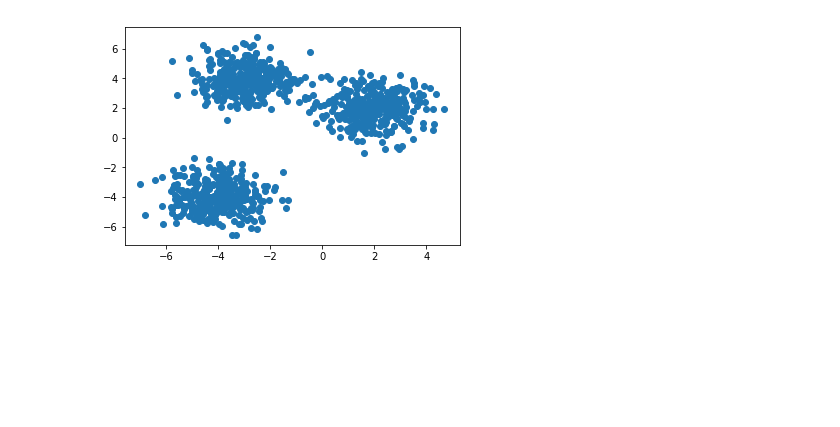
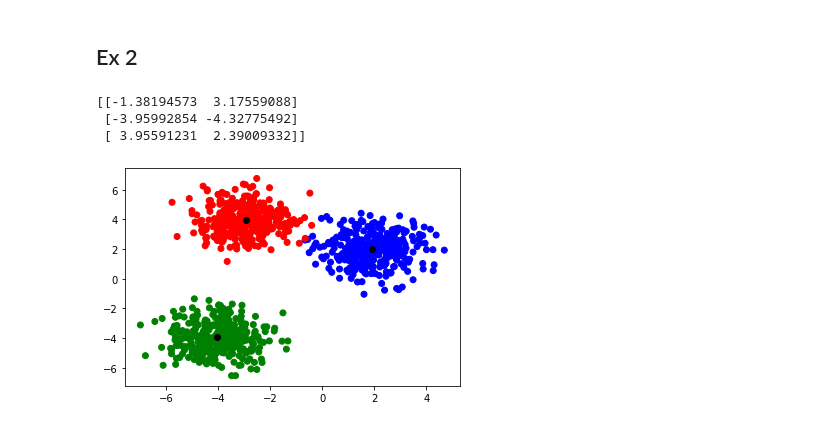
Before and after one commit to KevinButikofer/ML_homework, a Jupyter notebook: 08/ex1.ipynb, the cells around one changed output. Cells and saved outputs as stored; diff of their text form; code cells hidden in the pictures; blank space fills up the shorter version.

```diff
--- a/08/ex1.ipynb
+++ b/08/ex1.ipynb
@@ -21,5 +35,51 @@ print(X1)
+# %%
+def get_closest(X, centroid):
+    closestCen = np.zeros(len(X))
+    for i in range(len(X)):
+        closestCen[i] = np.argmin(np.sqrt((X[i,0] - centroid[:,0])**2 + (X[i,1] - centroid[:,1])**2))
+    return closestCen
+
+def compute_centroids(X, closestCen, centroid):
+    newCentroid = np.zeros_like(centroid)
+    for i in range(len(newCentroid)):
+        d = X[np.where(closestCen == i)]
+        if len(d) > 0:
+            newCentroid[i] = [np.mean(d[:,0]), np.mean(d[:,1])]
+    return newCentroid
+def converge(centroid, newCentroid):
+    if (newCentroid==centroid).all():
+        return [True, 0]
+
+    dist = 0
+    for c, n in zip (centroid, newCentroid):
+        dist += np.sqrt((n[0] - c[0])**2 + (n[1] - c[1])**2)
+
+    return [True if dist == 0.0 else False, dist]
+# %%
+def kMean(X, K):
+    centroid = X[np.random.choice(len(X), K)]
+    print(centroid)
+    finished = False
+    convCrit = []
+    while(not finished):
+        closestCen = get_closest(X, centroid)
+        newCentroid = compute_centroids(X, closestCen, centroid)
+        conv = converge(centroid, newCentroid)
+        finished = conv[0]
+        centroid = newCentroid
+        convCrit.append(conv[1])
+    return centroid, convCrit, closestCen
+# %% [markdown]
+## Ex 2
+# %%
+centroid, conv, class_ = kMean(X1, 3)
+# %% [output]
+[[-1.38194573  3.17559088]
+ [-3.95992854 -4.32775492]
+ [ 3.95591231  2.39009332]]
 # %%
-plt.scatter(X1[:,0],X1[:,1])
+plt.scatter(X1[:,0], X1[:,1], c=class_, cmap=matplotlib.colors.ListedColormap(colors))
+plt.scatter(centroid[:,0], centroid[:,1], c='black')
 plt.show()
 # %% [output]
-[figure, old version]
+[figure, new version]
```
Also changed, not shown: parts of 7 cells of this notebook, 1 other file.
